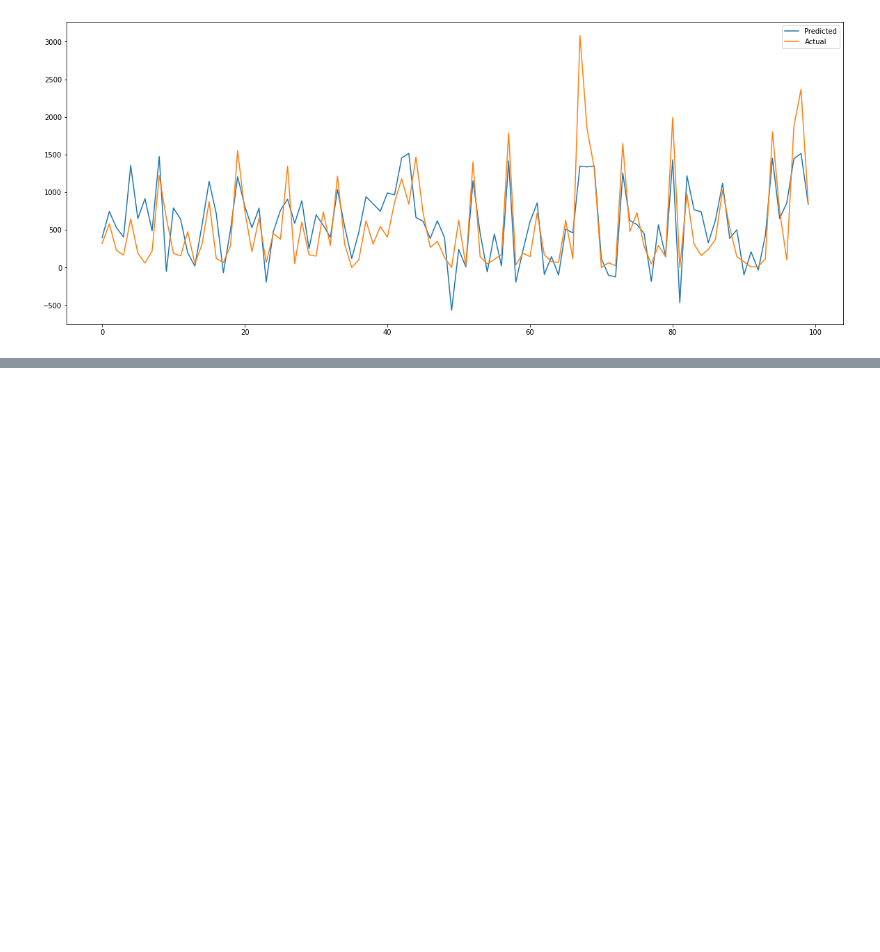
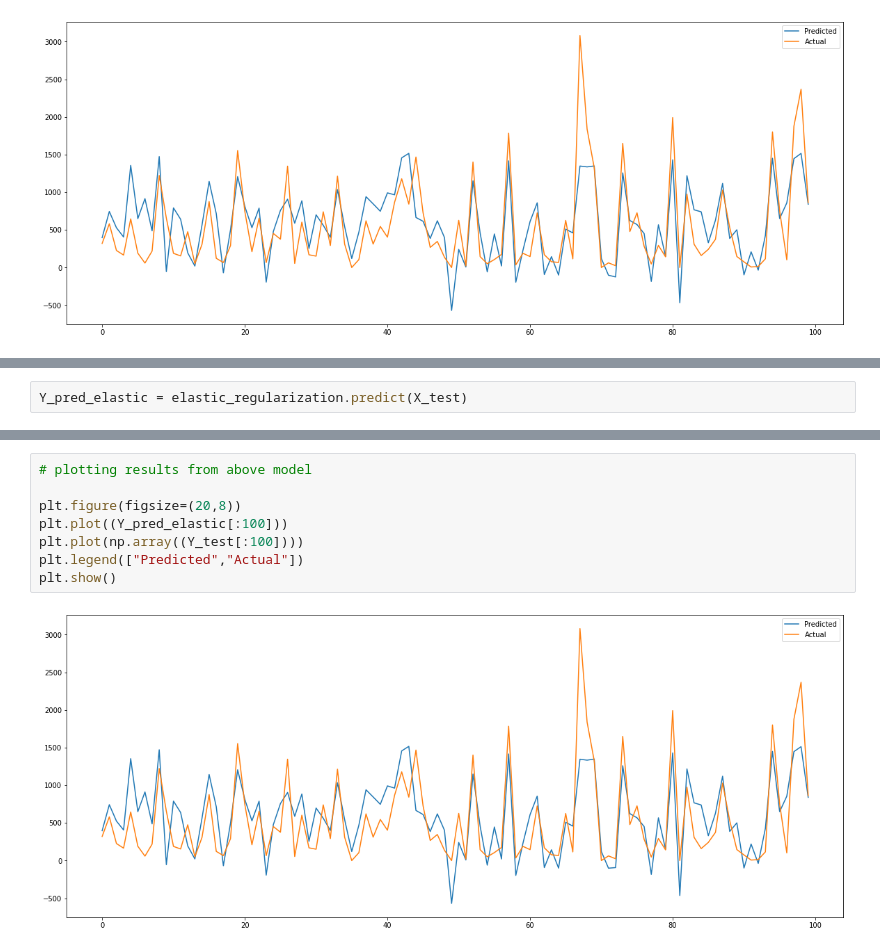
Before and after one commit to Jaypardeshii/Bike-Sharing-Demand-Prediction, a Jupyter notebook: Copy_of_Bike_Sharing_Demand_Prediction_Capstone_Project.ipynb, the cells around one changed output, grey strips where cells are left out. Drawn from its saved outputs; the diff is of its cells as text; blank space fills up the shorter version.

```diff
--- a/Copy_of_Bike_Sharing_Demand_Prediction_Capstone_Project.ipynb
+++ b/Copy_of_Bike_Sharing_Demand_Prediction_Capstone_Project.ipynb
@@ -446,0 +615,2 @@ plt.show()
+# %%
+Y_pred_elastic = elastic_regularization.predict(X_test)
@@ -446,0 +632,10 @@ plt.show()
+# %%
+# plotting results from above model
+
+plt.figure(figsize=(20,8))
+plt.plot((Y_pred_elastic[:100]))
+plt.plot(np.array((Y_test[:100])))
+plt.legend(["Predicted","Actual"])
+plt.show()
+# %% [output]
+[figure, added]
```
Also changed, not shown: parts of 24 cells of this notebook.
